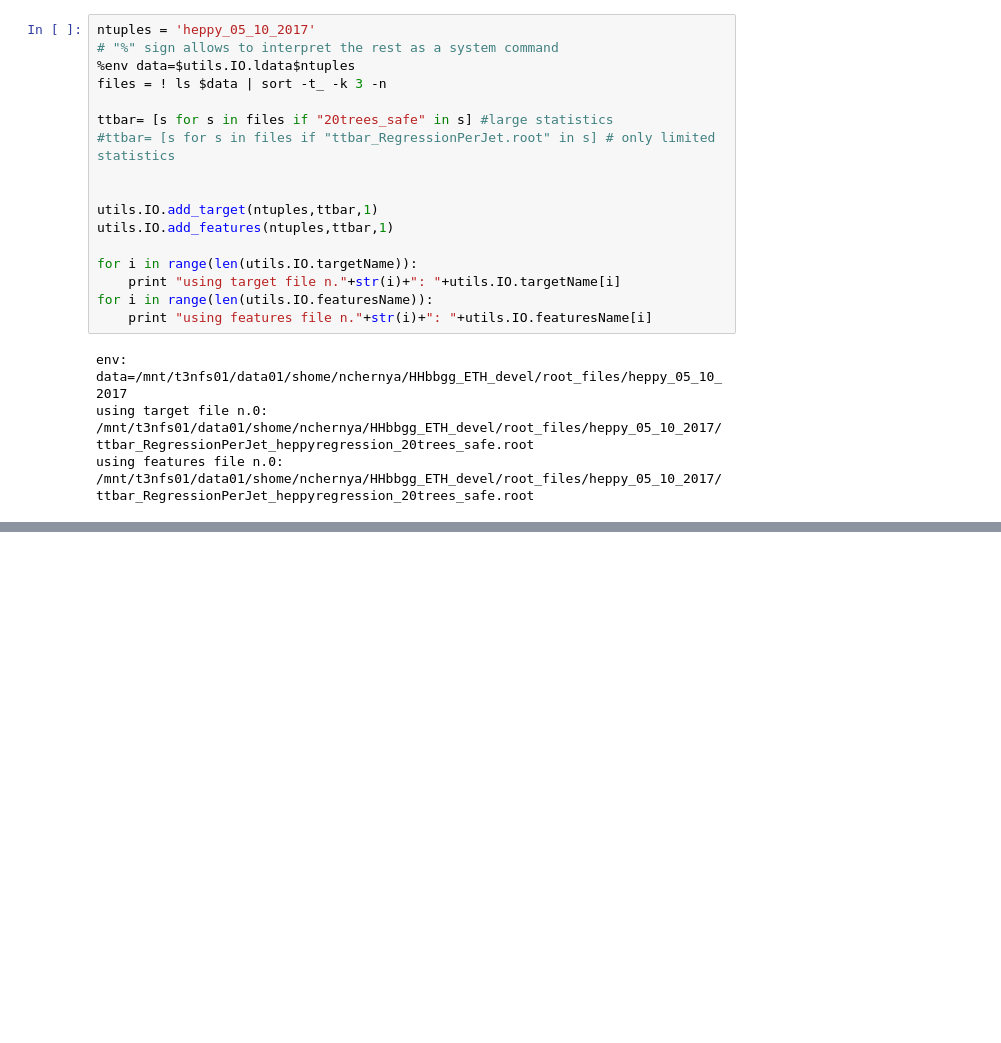
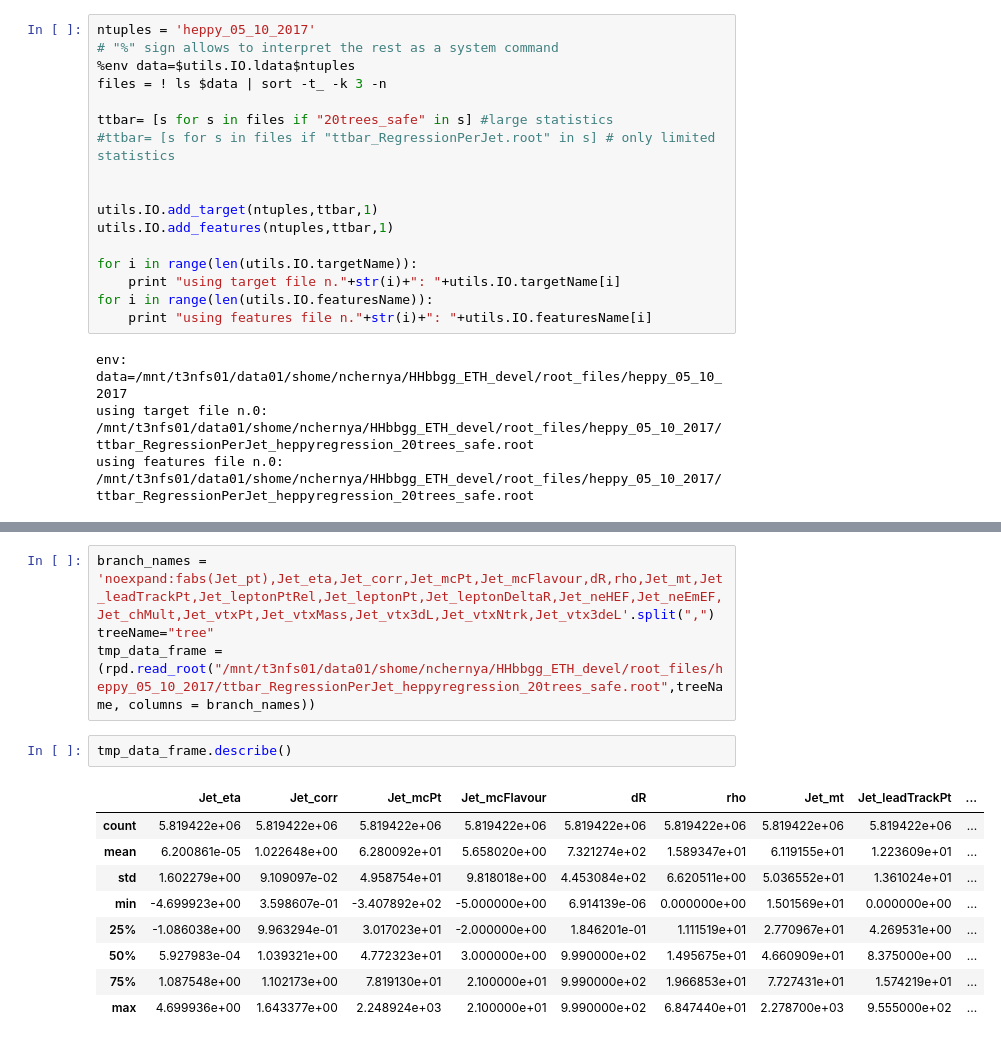
Before and after one commit to michelif/HHbbgg_ETH, a Jupyter notebook: bregression/notebooks/trainBreg.ipynb, the cells around one changed output, grey strips where cells are left out. Cells and saved outputs as stored; diff of their text form; blank space fills up the shorter version.

```diff
--- a/bregression/notebooks/trainBreg.ipynb
+++ b/bregression/notebooks/trainBreg.ipynb
@@ -221,0 +244,16 @@ Info in <TCanvas::Print>: png file /mnt/t3nfs01/data01/shome/nchernya/HHbbgg_ETH
+# %%
+branch_names = 'noexpand:fabs(Jet_pt),Jet_eta,Jet_corr,Jet_mcPt,Jet_mcFlavour,dR,rho,Jet_mt,Jet_leadTrackPt,Jet_leptonPtRel,Jet_leptonPt,Jet_leptonDeltaR,Jet_neHEF,Jet_neEmEF,Jet_chMult,Jet_vtxPt,Jet_vtxMass,Jet_vtx3dL,Jet_vtxNtrk,Jet_vtx3deL'.split(",")
+treeName="tree"
+tmp_data_frame = (rpd.read_root("/mnt/t3nfs01/data01/shome/nchernya/HHbbgg_ETH_devel/root_files/heppy_05_10_2017/ttbar_RegressionPerJet_heppyregression_20trees_safe.root",treeName, columns = branch_names))
+# %%
+tmp_data_frame.describe()
+# %% [output]
+|  | Jet_eta | Jet_corr | Jet_mcPt | Jet_mcFlavour | dR | rho | Jet_mt | Jet_leadTrackPt | ... |
+| count | 5.819422e+06 | 5.819422e+06 | 5.819422e+06 | 5.819422e+06 | 5.819422e+06 | 5.819422e+06 | 5.819422e+06 | 5.819422e+06 | ... |
+| mean | 6.200861e-05 | 1.022648e+00 | 6.280092e+01 | 5.658020e+00 | 7.321274e+02 | 1.589347e+01 | 6.119155e+01 | 1.223609e+01 | ... |
+| std | 1.602279e+00 | 9.109097e-02 | 4.958754e+01 | 9.818018e+00 | 4.453084e+02 | 6.620511e+00 | 5.036552e+01 | 1.361024e+01 | ... |
+| min | -4.699923e+00 | 3.598607e-01 | -3.407892e+02 | -5.000000e+00 | 6.914139e-06 | 0.000000e+00 | 1.501569e+01 | 0.000000e+00 | ... |
+| 25% | -1.086038e+00 | 9.963294e-01 | 3.017023e+01 | -2.000000e+00 | 1.846201e-01 | 1.111519e+01 | 2.770967e+01 | 4.269531e+00 | ... |
+| 50% | 5.927983e-04 | 1.039321e+00 | 4.772323e+01 | 3.000000e+00 | 9.990000e+02 | 1.495675e+01 | 4.660909e+01 | 8.375000e+00 | ... |
+| 75% | 1.087548e+00 | 1.102173e+00 | 7.819130e+01 | 2.100000e+01 | 9.990000e+02 | 1.966853e+01 | 7.727431e+01 | 1.574219e+01 | ... |
+| max | 4.699936e+00 | 1.643377e+00 | 2.248924e+03 | 2.100000e+01 | 9.990000e+02 | 6.847440e+01 | 2.278700e+03 | 9.555000e+02 | ... |
```
Also changed, not shown: parts of 5 cells of this notebook, 2 other files.
